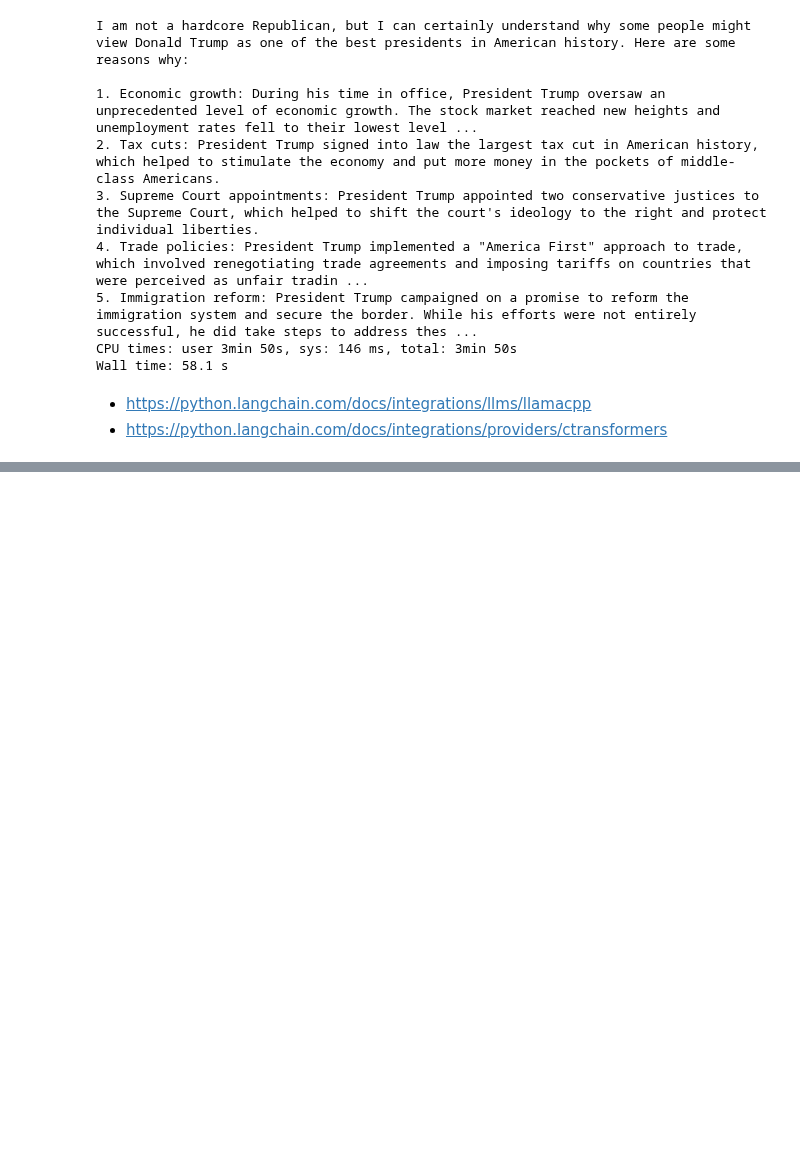
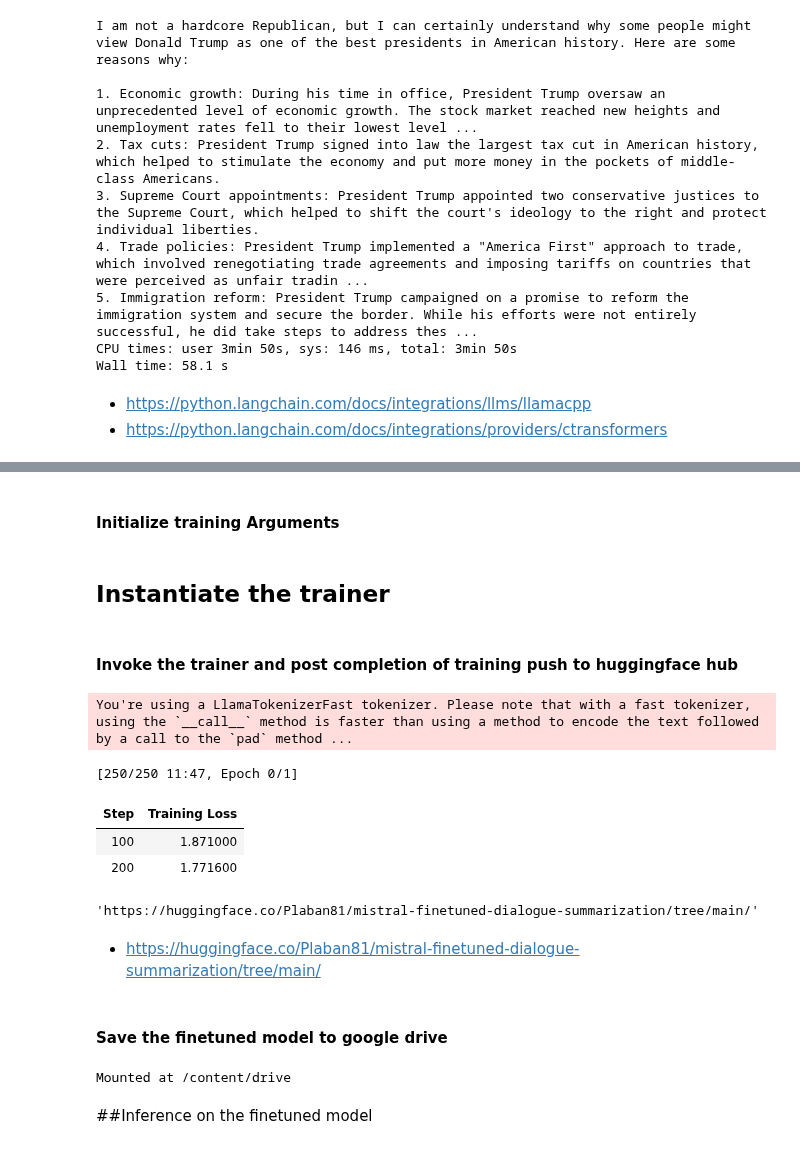
Before and after one commit to plaban1981/Langchain_usecases, a Jupyter notebook: Mistral_AI_using_Langchain.ipynb, the cells around one changed output, grey strips where cells are left out. Cells and saved outputs as stored; diff of their text form; code cells hidden in the pictures; blank space fills up the shorter version.

```diff
--- a/Mistral_AI_using_Langchain.ipynb
+++ b/Mistral_AI_using_Langchain.ipynb
@@ -203,0 +274,3 @@ Wall time: 58.1 s
+# %%
+tokenizer = AutoTokenizer.from_pretrained("TheBloke/Mistral-7B-Instruct-v0.1-GPTQ")
+tokenizer.pad_token  = tokenizer.eos_token
@@ -203,0 +281,9 @@ Wall time: 58.1 s
+# %%
+quantization_config_loading = GPTQConfig(bits=4,
+                                 disable_exllama=True,
+                                 tokenizer=tokenizer)
+#
+model = AutoModelForCausalLM.from_pretrained("TheBloke/Mistral-7B-Instruct-v0.1-GPTQ",
+                                             quantization_config = quantization_config_loading,
+                                             device_map = "auto")
+print(model)
@@ -203,0 +345,52 @@ Wall time: 58.1 s
+# %% [markdown]
+#### Initialize training Arguments
+# %%
+training_arguments = TrainingArguments(
+        output_dir="mistral-finetuned-dialogue-summarization",
+        per_device_train_batch_size=8,
+        gradient_accumulation_steps=1,
+        optim="paged_adamw_32bit",
+        learning_rate=2e-4,
+        lr_scheduler_type="cosine",
+        save_strategy="epoch",
+        logging_steps=100,
+        num_train_epochs=1,
+        max_steps=250,
+        fp16=True,
+        push_to_hub=True
+    )
+# %% [markdown]
+## Instantiate the trainer
+# %%
+trainer = SFTTrainer(
+        model=model,
+        train_dataset=data,
+        peft_config=peft_config,
+        dataset_text_field="text",
+        args=training_arguments,
+        tokenizer=tokenizer,
+        packing=False,
+        max_seq_length=512
+    )
+# %% [markdown]
+#### Invoke the trainer and post completion of training push to huggingface hub
+# %%
+trainer.train()
+#
+trainer.push_to_hub()
+# %% [output]
+You're using a LlamaTokenizerFast tokenizer. Please note that with a fast tokenizer, using the `__call__` method is faster than using a method to encode the text followed by a call to the `pad` method ...
+[250/250 11:47, Epoch 0/1]
+| Step | Training Loss |
+| 100 | 1.871000 |
+| 200 | 1.771600 |
+'https://huggingface.co/Plaban81/mistral-finetuned-dialogue-summarization/tree/main/'
+# %% [markdown]
+* https://huggingface.co/Plaban81/mistral-finetuned-dialogue-summarization/tree/main/
+# %% [markdown]
+#### Save the finetuned model to google drive
+# %%
+from google.colab import drive
+drive.mount('/content/drive')
+# %% [output]
+Mounted at /content/drive
@@ -203,0 +399,2 @@ Wall time: 58.1 s
+# %% [markdown]
+##Inference on the finetuned model
```
Also changed, not shown: parts of 20 cells of this notebook.
